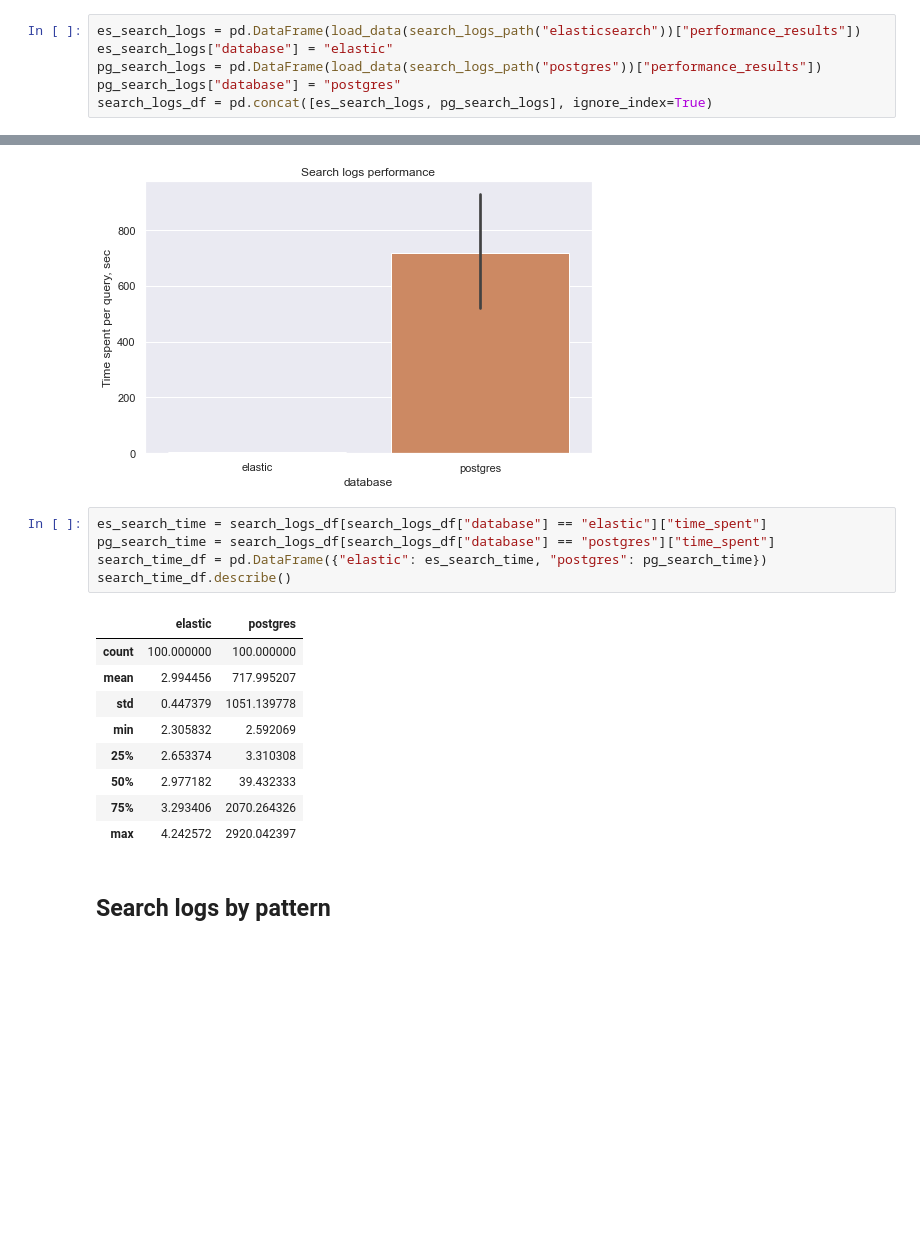
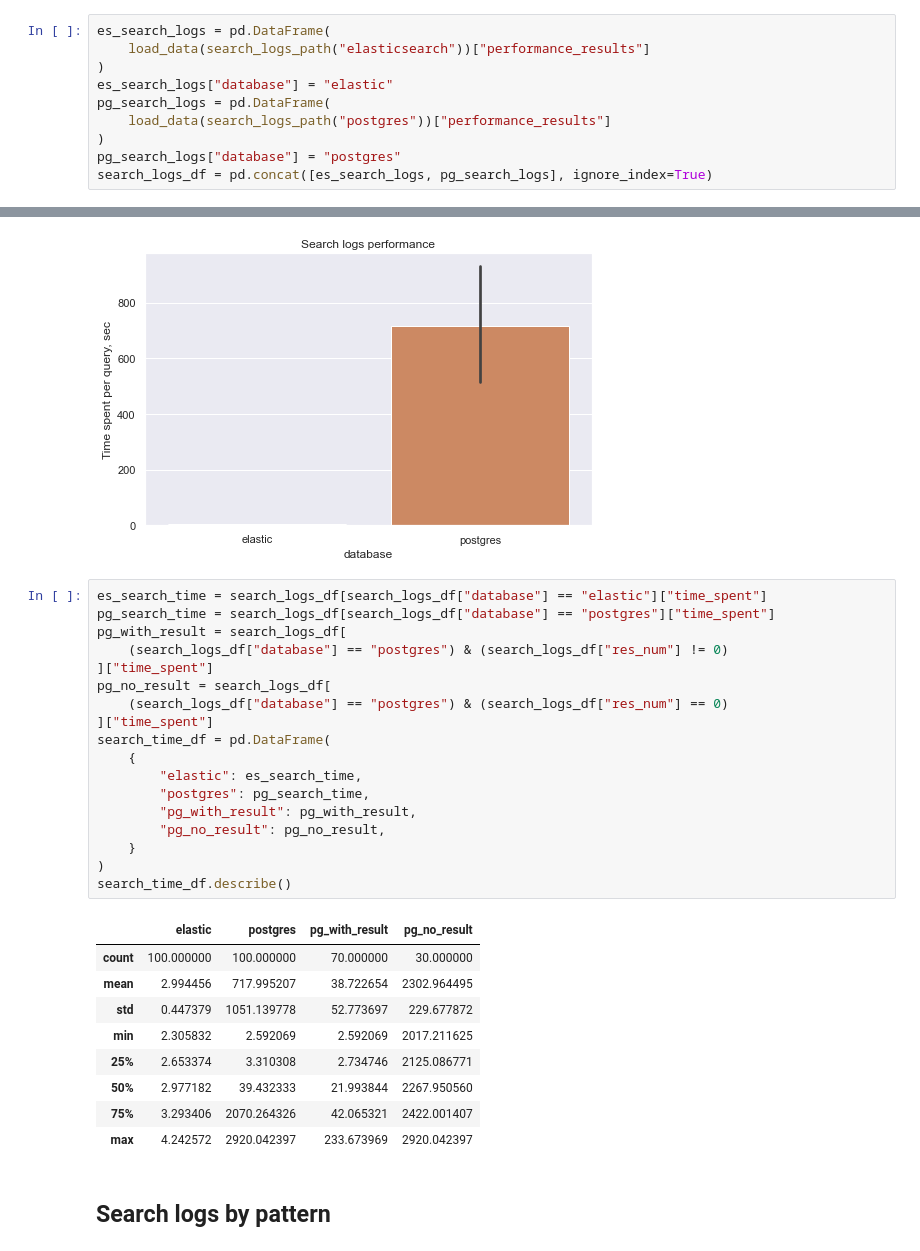
Before and after one commit to reportportal/es-logs-service, a Jupyter notebook: notebooks/performance_visualization.ipynb, the cells around one changed output, grey strips where cells are left out. Drawn from its saved outputs; the diff is of its cells as text; blank space fills up the shorter version.

```diff
--- a/notebooks/performance_visualization.ipynb
+++ b/notebooks/performance_visualization.ipynb
@@ -116,9 +155,13 @@ plt.show()
 # %%
 search_logs_path = lambda db: Path(data_folder, f"search_logs_{db}_10000000_100.pickle")
 # %%
-es_search_logs = pd.DataFrame(load_data(search_logs_path("elasticsearch"))["performance_results"])
+es_search_logs = pd.DataFrame(
+    load_data(search_logs_path("elasticsearch"))["performance_results"]
+)
 es_search_logs["database"] = "elastic"
-pg_search_logs = pd.DataFrame(load_data(search_logs_path("postgres"))["performance_results"])
+pg_search_logs = pd.DataFrame(
+    load_data(search_logs_path("postgres"))["performance_results"]
+)
 pg_search_logs["database"] = "postgres"
 search_logs_df = pd.concat([es_search_logs, pg_search_logs], ignore_index=True)
 # %%
@@ -178,18 +238,31 @@ plt.show()
 # %%
 es_search_time = search_logs_df[search_logs_df["database"] == "elastic"]["time_spent"]
 pg_search_time = search_logs_df[search_logs_df["database"] == "postgres"]["time_spent"]
-search_time_df = pd.DataFrame({"elastic": es_search_time, "postgres": pg_search_time})
+pg_with_result = search_logs_df[
+    (search_logs_df["database"] == "postgres") & (search_logs_df["res_num"] != 0)
+]["time_spent"]
+pg_no_result = search_logs_df[
+    (search_logs_df["database"] == "postgres") & (search_logs_df["res_num"] == 0)
+]["time_spent"]
+search_time_df = pd.DataFrame(
+    {
+        "elastic": es_search_time,
+        "postgres": pg_search_time,
+        "pg_with_result": pg_with_result,
+        "pg_no_result": pg_no_result,
+    }
+)
 search_time_df.describe()
 # %% [output]
-|  | elastic | postgres |
-| count | 100.000000 | 100.000000 |
-| mean | 2.994456 | 717.995207 |
-| std | 0.447379 | 1051.139778 |
-| min | 2.305832 | 2.592069 |
-| 25% | 2.653374 | 3.310308 |
-| 50% | 2.977182 | 39.432333 |
-| 75% | 3.293406 | 2070.264326 |
-| max | 4.242572 | 2920.042397 |
+|  | elastic | postgres | pg_with_result | pg_no_result |
+| count | 100.000000 | 100.000000 | 70.000000 | 30.000000 |
+| mean | 2.994456 | 717.995207 | 38.722654 | 2302.964495 |
+| std | 0.447379 | 1051.139778 | 52.773697 | 229.677872 |
+| min | 2.305832 | 2.592069 | 2.592069 | 2017.211625 |
+| 25% | 2.653374 | 3.310308 | 2.734746 | 2125.086771 |
+| 50% | 2.977182 | 39.432333 | 21.993844 | 2267.950560 |
+| 75% | 3.293406 | 2070.264326 | 42.065321 | 2422.001407 |
+| max | 4.242572 | 2920.042397 | 233.673969 | 2920.042397 |
 # %% [markdown]
 ## Search logs by pattern
 # %%
```
Also changed, not shown: parts of 29 cells of this notebook.
